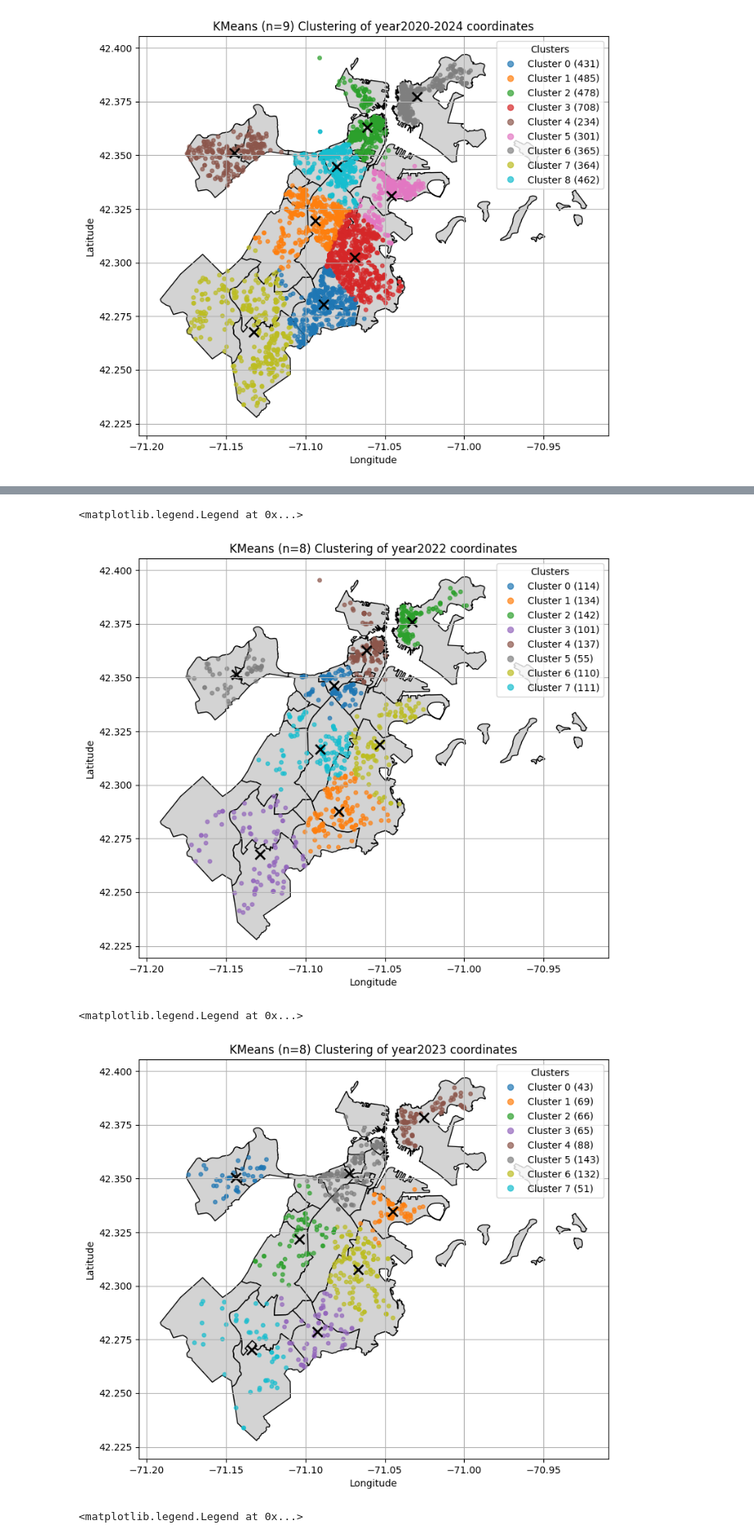
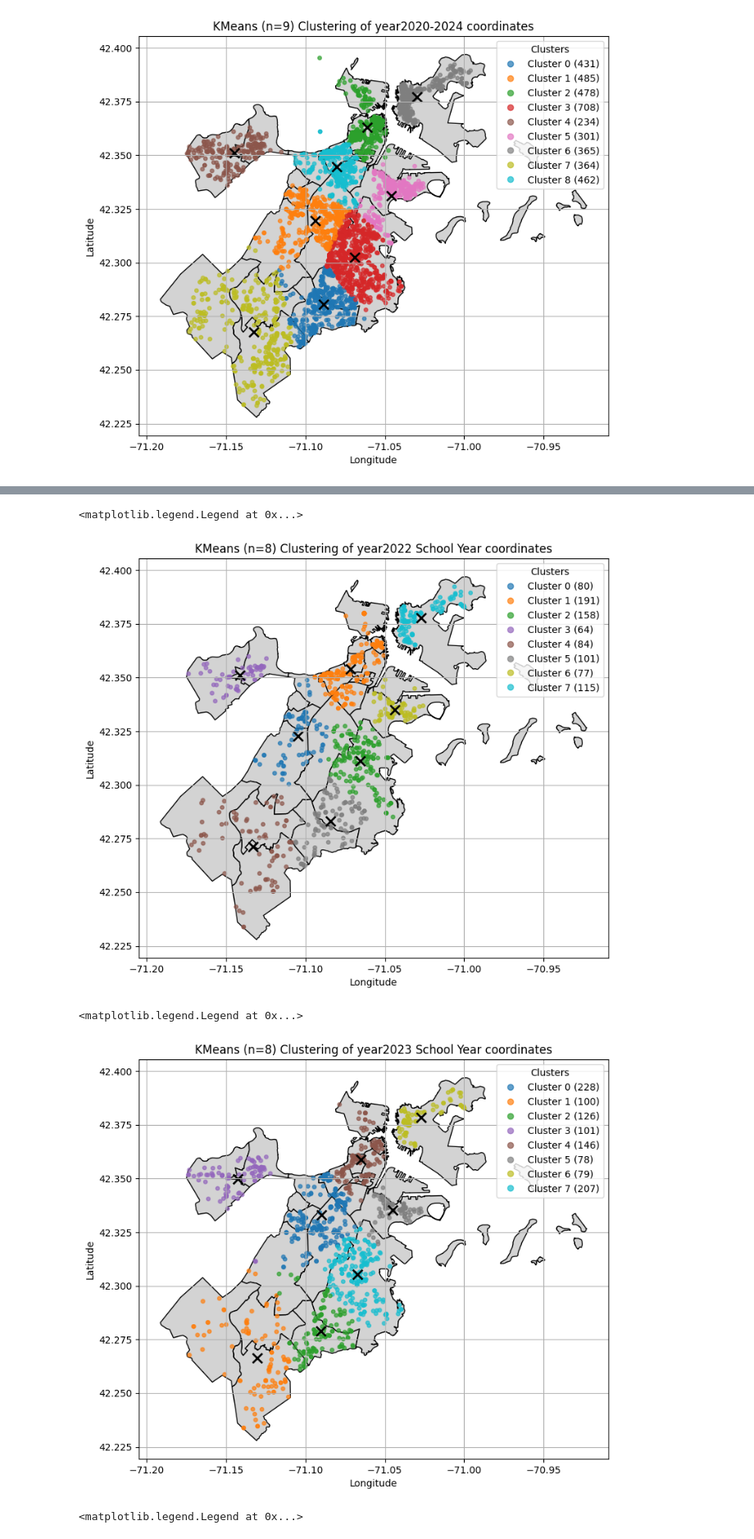
Before and after one commit to irisRen04/cs506-off_campus_housing-Ren-James, a Jupyter notebook: Building_Property.ipynb, the cells around one changed output, grey strips where cells are left out. Shown at 82% size. Cells and saved outputs as stored; diff of their text form; code cells hidden in the pictures.

```diff
--- a/Building_Property.ipynb
+++ b/Building_Property.ipynb
@@ -173,10 +173,14 @@ df_filtered.loc[2004, 'latitude'] = 42.3319377
 df_filtered.loc[2004, 'longitude'] = -71.045559
 # %%
 # Create year based groupings of building violations
-year2020 = df_filtered[(df_filtered['status_dttm'] >= '2020-01-01') & (df_filtered['status_dttm'] <= '2020-12-31')]
-year2021 = df_filtered[(df_filtered['status_dttm'] >= '2021-01-01') & (df_filtered['status_dttm'] <= '2021-12-31')]
-year2022 = df_filtered[(df_filtered['status_dttm'] >= '2022-01-01') & (df_filtered['status_dttm'] <= '2022-12-31')]
-year2023 = df_filtered[(df_filtered['status_dttm'] >= '2023-01-01') & (df_filtered['status_dttm'] <= '2023-12-31')]
+# 2020-2021 School year
+year2020 = df_filtered[(df_filtered['status_dttm'] >= '2020-09-01') & (df_filtered['status_dttm'] <= '2021-5-20')]
+# 2022-2022 School year
+year2021 = df_filtered[(df_filtered['status_dttm'] >= '2021-09-01') & (df_filtered['status_dttm'] <= '2022-5-20')]
+# 2022-2023 School year
+year2022 = df_filtered[(df_filtered['status_dttm'] >= '2022-09-01') & (df_filtered['status_dttm'] <= '2023-5-20')]
+# 2023-2024 School year
+year2023 = df_filtered[(df_filtered['status_dttm'] >= '2023-09-01') & (df_filtered['status_dttm'] <= '2024-5-20')]
 year2024 = df_filtered[(df_filtered['status_dttm'] >= '2024-01-01') & (df_filtered['status_dttm'] <= '2024-12-31')]
 
 '''
@@ -479,7 +485,7 @@ ax.scatter(centroids[:, 1], centroids[:, 0], c='black', marker='x', s=100, linew
 
 ax.set_xlabel("Longitude")
 ax.set_ylabel("Latitude")
-ax.set_title(f"KMeans (n={n_clusters}) Clustering of year2022 coordinates")
+ax.set_title(f"KMeans (n={n_clusters}) Clustering of year2022 School Year coordinates")
 ax.grid(True)
 
 # Print cluster sizes and add legend showing counts
@@ -490,7 +496,7 @@ handles, _ = scatter.legend_elements()
 ax.legend(handles=handles, labels=legend_labels, title='Clusters', loc='best')
 # %% [output]
 <matplotlib.legend.Legend at 0x...>
-[figure, old version]
+[figure, new version]
 # %%
 # Run KMeans clustering on year2023 latitude/longitude data
 # Prepare data (drop rows with missing coords)
@@ -500,35 +506,35 @@ X = year2023[["latitude", "longitude"]].dropna()
 n_clusters = 8
 kmeans = KMeans(n_clusters=n_clusters, random_state=0, n_init=10)
 kmeans.fit(X)
 labels = kmeans.labels_
 centroids = kmeans.cluster_centers_  # centroids in [latitude, longitude] order
 
 # Plot clusters (longitude = x-axis, latitude = y-axis)
 fig, ax = plt.subplots(1, 1, figsize=(12, 7.5))
 
 neighborhoods = gpd.read_file('rawdata/ShapeFiles/Boston_Neighborhood_Boundaries.shp')
 
 # Overlay the scatterplot
 neighborhoods.plot(ax=ax, color='lightgray', edgecolor='black')
 
 scatter = ax.scatter(X["longitude"], X["latitude"], c=labels, cmap='tab10', s=15, alpha=0.7)
 # Plot centroids (note ordering)
 ax.scatter(centroids[:, 1], centroids[:, 0], c='black', marker='x', s=100, linewidths=2, label='centroids')
 
 ax.set_xlabel("Longitude")
 ax.set_ylabel("Latitude")
-ax.set_title(f"KMeans (n={n_clusters}) Clustering of year2023 coordinates")
+ax.set_title(f"KMeans (n={n_clusters}) Clustering of year2023 School Year coordinates")
 ax.grid(True)
 
 # Print cluster sizes and add legend showing counts
 counts = collections.Counter(labels)
 legend_labels = [f'Cluster {i} ({counts[i]})' for i in range(n_clusters)]
 # use scatter's legend elements for color swatches
 handles, _ = scatter.legend_elements()
 ax.legend(handles=handles, labels=legend_labels, title='Clusters', loc='best')
 # %% [output]
 <matplotlib.legend.Legend at 0x...>
-[figure, old version]
+[figure, new version]
 # %%
 # Run KMeans clustering on year2024 latitude/longitude data
 # Prepare data (drop rows with missing coords)
```
Also changed, not shown: parts of 12 cells of this notebook, 57 other files.
